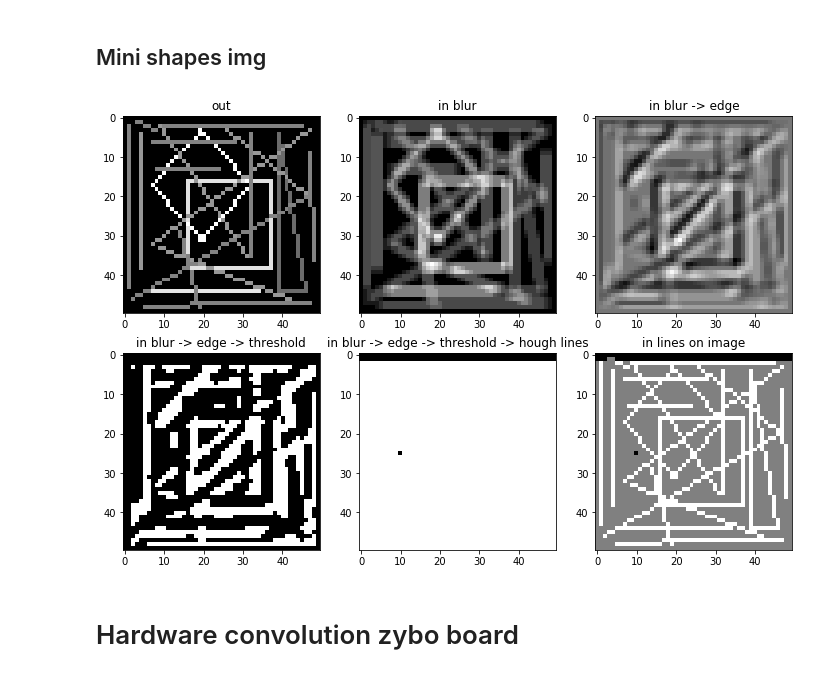
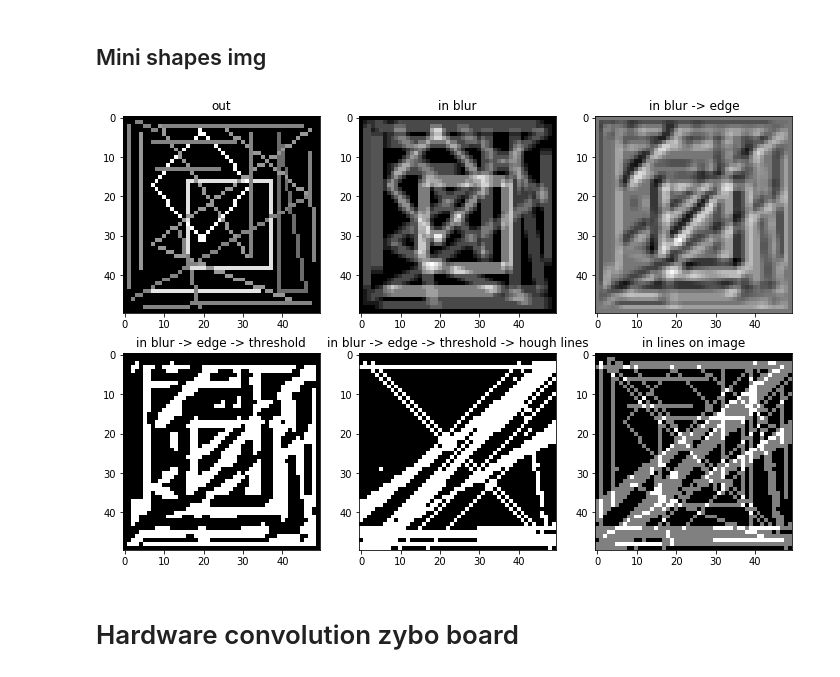
Before and after one commit to GuidoBallabio/embeddedPython, a Jupyter notebook: read_img_from_file.ipynb, the cells around one changed output. Cells and saved outputs as stored; diff of their text form; code cells hidden in the pictures.

Commit message:
Added new images from tests

```diff
--- a/read_img_from_file.ipynb
+++ b/read_img_from_file.ipynb
@@ -76,39 +76,39 @@ cols = 50
 data_type = "int16"
 
 plt.figure(figsize=(12,8))
 ax = plt.subplot(2,3,1)
 ax.set_title("out")
 inp = np.fromfile("./images/input",dtype=data_type)
 plt.imshow(inp.reshape(rows,cols),cmap="gray")
 
 ax = plt.subplot(2,3,2)
 ax.set_title("in blur")
-inp = np.fromfile("./images/SWBLURM",dtype=data_type)
+inp = np.fromfile("./images/FinalBoardTest/BLURM",dtype=data_type)
 plt.imshow(inp.reshape(rows,cols),cmap="gray")
 
 ax = plt.subplot(2,3,3)
 ax.set_title("in blur -> edge")
-inp = np.fromfile("./images/SWEDGEM",dtype=data_type)
+inp = np.fromfile("./images/FinalBoardTest/EDGEM",dtype=data_type)
 plt.imshow(inp.reshape(rows,cols),cmap="gray")
 
 ax = plt.subplot(2,3,4)
 ax.set_title("in blur -> edge -> threshold")
-inp = np.fromfile("./images/OUT_TH",dtype=data_type)
+inp = np.fromfile("./images/FinalBoardTest/THRESHM",dtype=data_type)
 plt.imshow(inp.reshape(rows,cols),cmap="gray")
 
 ax = plt.subplot(2,3,5)
 ax.set_title("in blur -> edge -> threshold -> hough lines")
-inp = np.fromfile("./images/OUT_LINE",dtype=data_type)
+inp = np.fromfile("./images/FinalBoardTest/HOUGHM",dtype=data_type)
 plt.imshow(inp.reshape(rows,cols),cmap="gray")
 
 ax = plt.subplot(2,3,6)
 ax.set_title("in lines on image")
-inp = np.fromfile("./images/OUT_HIMG",dtype=data_type)
+inp = np.fromfile("./images/FinalBoardTest/OUTM",dtype=data_type)
 plt.imshow(inp.reshape(rows,cols),cmap="gray")
 
 plt.savefig("ZYBO_swtest.pdf")
 # %% [output]
-[figure, old version]
+[figure, new version]
 # %% [markdown]
 # Hardware convolution zybo board
 # %% [markdown]
```
Also changed, not shown: parts of 1 cell of this notebook, 7 other files.
